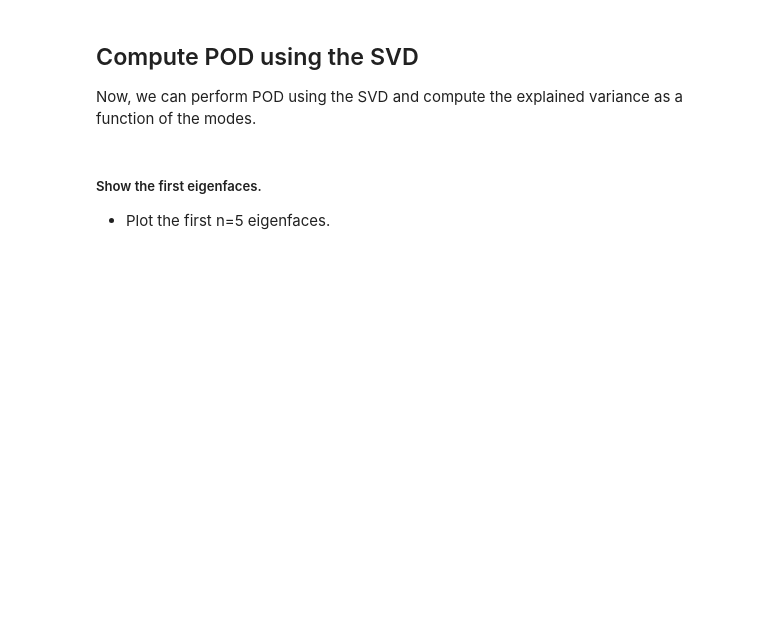
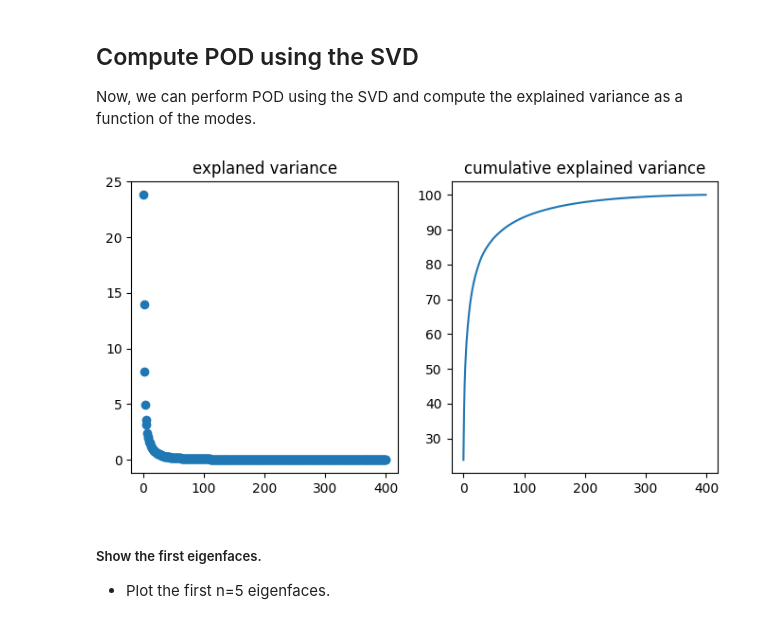
Before and after one commit to Warre-y/PingPong_F1, a Jupyter notebook: PCA/exercise2_eigenfaces.ipynb, the cells around one changed output. Drawn from its saved outputs; the diff is of its cells as text; code cells hidden in the pictures; blank space fills up the shorter version.

```diff
--- a/PCA/exercise2_eigenfaces.ipynb
+++ b/PCA/exercise2_eigenfaces.ipynb
@@ -38,10 +39,11 @@ plt.show()
  - To be able to apply POD, we need a matrix.
      Please reshape the tensor face_images as a matrix (it will be our "X") and call it **face_X**
 # %%
-#Nfaces  = ...
-#Npix    = ...
-#print(f'Nfaces = {Nfaces}')
-#print(f'Npix   = {Npix}')
+Nfaces  = 400
+Npix1 = 64
+Npix    = Npix1*Npix1
+print(f'Nfaces = {Nfaces}')
+print(f'Npix   = {Npix}')
 
-# face_X = face_images.reshape(  ...
-# print(face_X.shape)
+face_X = face_images.reshape(Nfaces, Npix).T
+print(face_X.shape)
@@ -79,6 +100,20 @@ Now, we write a function to **implement the POD algorithm**. Conventionally, the
 Now, we can perform POD using the SVD and compute the explained variance as a function of the modes.
 # %%
 # Use the np.linalg.svd function
+mean = np.mean(face_X, axis=1)[:, np.newaxis]
+X0 = face_X - mean
+Phi, sigma, Psi_t = np.linalg.svd(X0, full_matrices=False)
+l = sigma**2
+
+explained_variance_ratio = l/np.sum(l)*100
+fig, axs = plt.subplots(1,2, figsize=(8,4))
+axs[0].scatter(np.linspace(1,Nfaces,Nfaces),explained_variance_ratio)
+axs[0].set_title('explaned variance')
+axs[1].plot(np.cumsum(explained_variance_ratio))
+axs[1].set_title('cumulative explained variance')
+plt.show()
+# %% [output]
+[figure, added]
 # %% [markdown]
  ##### Show the first eigenfaces.
 
```
Also changed, not shown: parts of 7 cells of this notebook.
